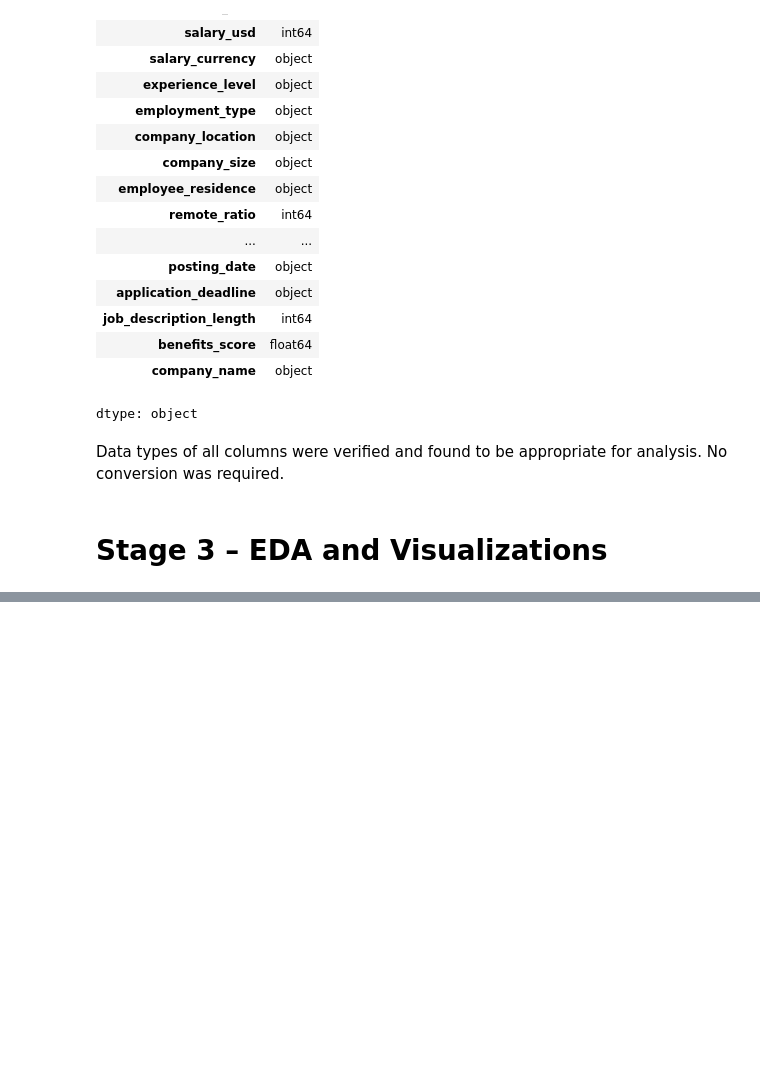
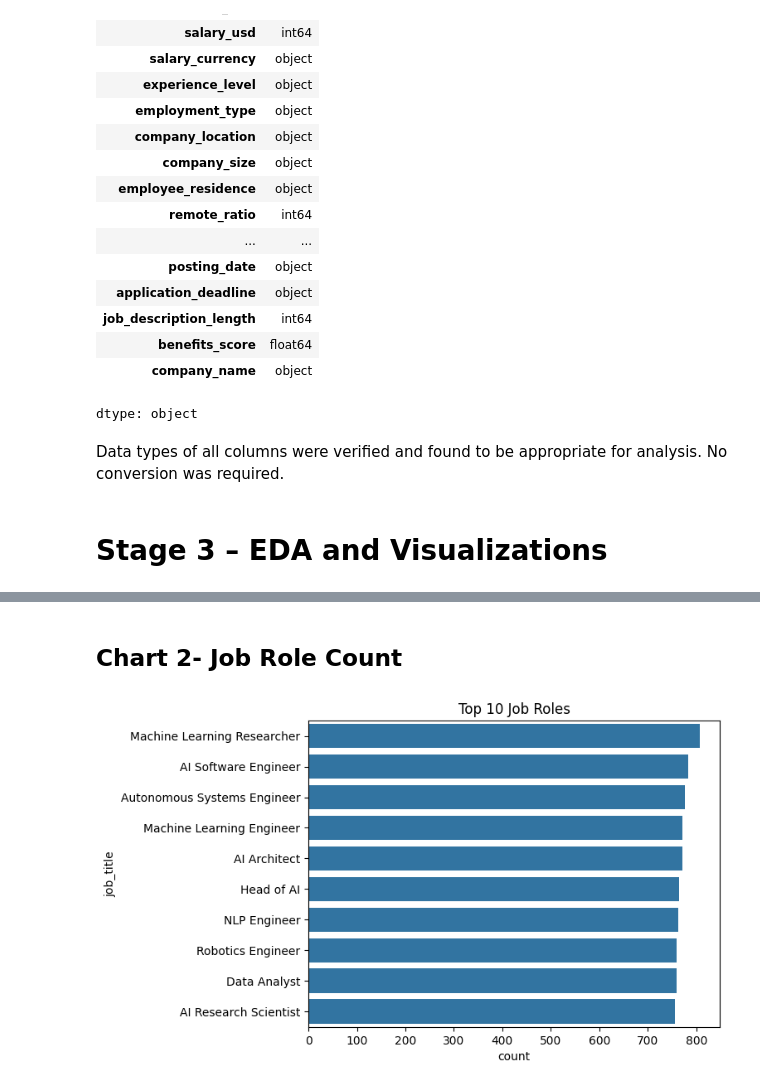
Before and after one commit to kavibharathi-r56/AI-Job-Market-Analysis, a Jupyter notebook: AI_Job_Market.ipynb, the cells around one changed output, grey strips where cells are left out. Saved outputs shown, nothing was run; the diff lists cells and outputs as text; code cells hidden in the pictures; blank space fills up the shorter version.

```diff
--- a/AI_Job_Market.ipynb
+++ b/AI_Job_Market.ipynb
@@ -187,0 +204,9 @@ Data types of all columns were verified and found to be appropriate for analysis
+# %% [markdown]
+## Chart 2- Job Role Count
+# %%
+plt.figure()
+sns.countplot(y='job_title', data=df, order=df['job_title'].value_counts().index[:10])
+plt.title("Top 10 Job Roles")
+plt.show()
+# %% [output]
+[figure, added]
```
Also changed, not shown: parts of 29 cells of this notebook.
